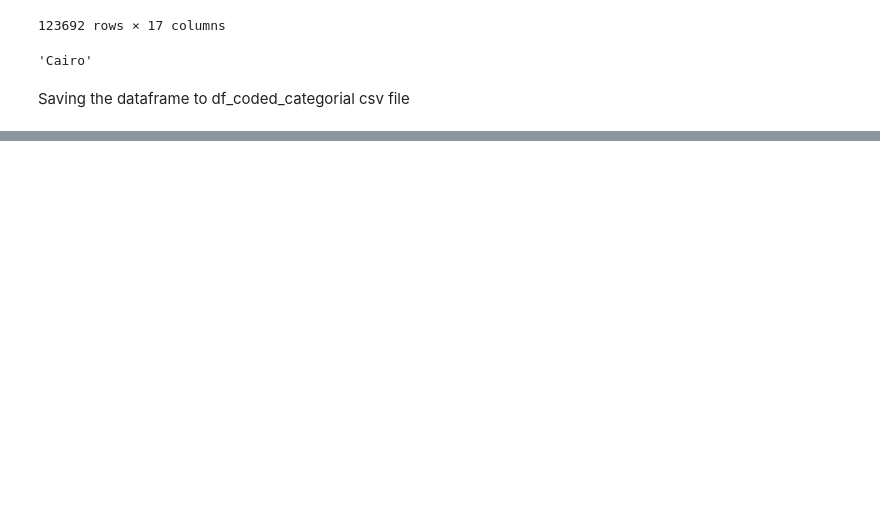
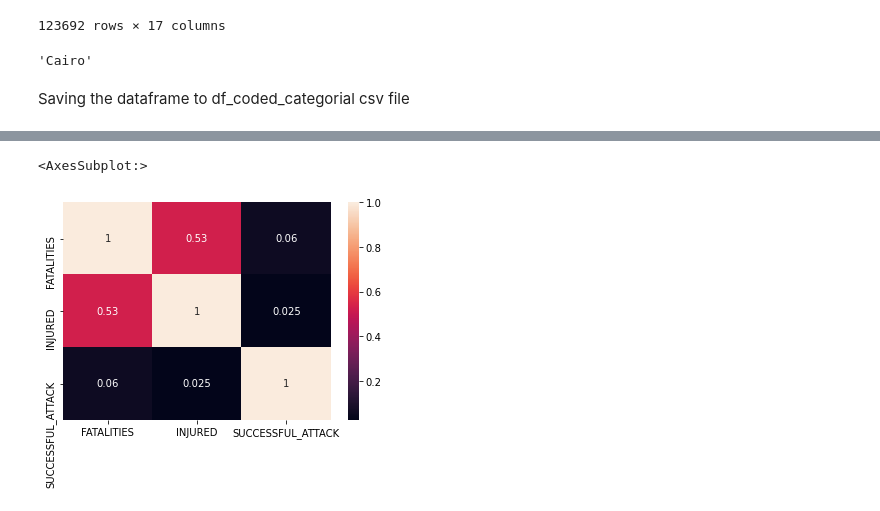
Before and after one commit to LahavHarary/Introduction-to-Data-Science-project, a Jupyter notebook: First Data Cleaning notebook.ipynb, the cells around one changed output, grey strips where cells are left out. Saved outputs shown, nothing was run; the diff lists cells and outputs as text; code cells hidden in the pictures; blank space fills up the shorter version.

```diff
--- a/First Data Cleaning notebook.ipynb
+++ b/First Data Cleaning notebook.ipynb
@@ -447,0 +641,6 @@ df.to_csv('df_coded_categorial.csv')
+# %%
+df_for_heat = pd.DataFrame(df_without_dup, columns = ['FATALITIES', 'INJURED', 'SUCCESSFUL_ATTACK'])
+sns.heatmap(df_for_heat.corr(), annot=True)
+# %% [output]
+<AxesSubplot:>
+[figure, added]
```
Also changed, not shown: parts of 44 cells of this notebook.
